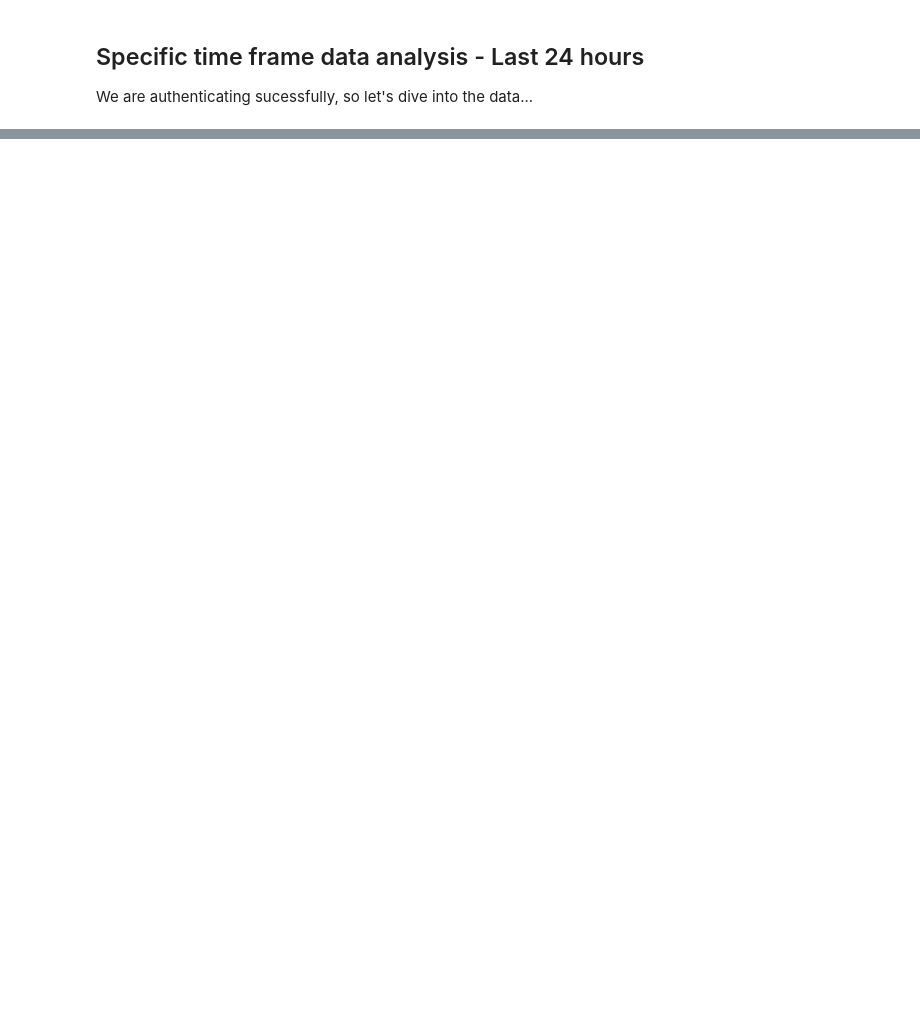
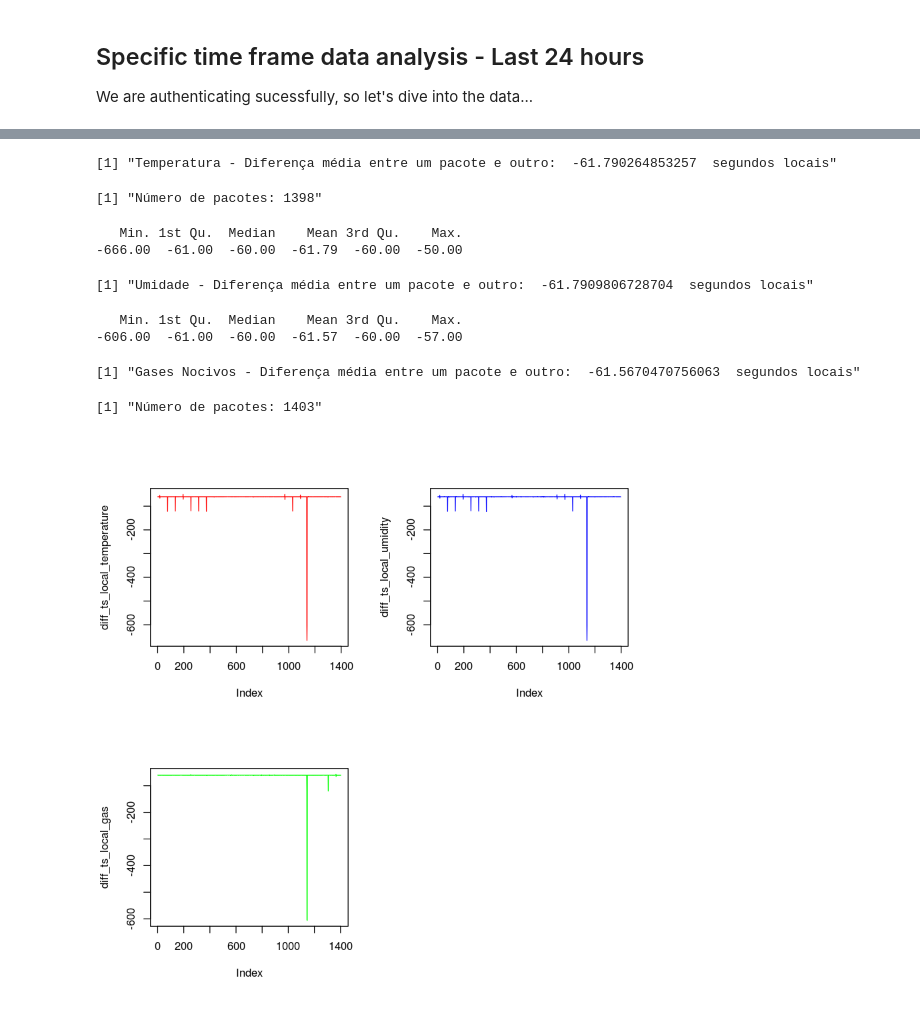
Before and after one commit to agrinessedge/portia-iot, a Jupyter notebook: examples/R.ipynb, the cells around one changed output, grey strips where cells are left out. Drawn from its saved outputs; the diff is of its cells as text; code cells hidden in the pictures; blank space fills up the shorter version.

```diff
--- a/examples/R.ipynb
+++ b/examples/R.ipynb
@@ -179 +103,34 @@ plot(readings.toxicgases$ts_text,readings.toxicgases$dimension_value, "s",  col=
+# %%
+diff_ts_local_temperature = diff(readings.temperature$ts_local)
+avg_ts_local_temperature = mean(diff_ts_local_temperature)
+paste("Temperatura - Diferença média entre um pacote e outro: ", avg_ts_local_temperature, " segundos locais")
+paste("Número de pacotes:", nrow(readings.temperature))
+
+diff_ts_local_umidity = diff(readings.umidity$ts_local)
+summary(diff_ts_local_umidity)
+avg_ts_local_umidity = mean(diff_ts_local_umidity)
+paste("Umidade - Diferença média entre um pacote e outro: ", avg_ts_local_umidity, " segundos locais")
+
+diff_ts_local_gas = diff(readings.toxicgases$ts_local)
+summary(diff_ts_local_gas)
+avg_ts_local_gas = mean(diff_ts_local_gas)
+paste("Gases Nocivos - Diferença média entre um pacote e outro: ", avg_ts_local_gas, " segundos locais")
+paste("Número de pacotes:", nrow(readings.toxicgases))
+
+
+par(mfrow=c(2,2))
+plot(diff_ts_local_temperature,type = "l",col = "red")
+plot(diff_ts_local_umidity, type = "l", col = "blue")
+plot(diff_ts_local_gas, type = "l", col = "green")
+# %% [output]
+[1] "Temperatura - Diferença média entre um pacote e outro:  -61.790264853257  segundos locais"
+[1] "Número de pacotes: 1398"
+   Min. 1st Qu.  Median    Mean 3rd Qu.    Max.
+-666.00  -61.00  -60.00  -61.79  -60.00  -50.00
+[1] "Umidade - Diferença média entre um pacote e outro:  -61.7909806728704  segundos locais"
+   Min. 1st Qu.  Median    Mean 3rd Qu.    Max.
+-606.00  -61.00  -60.00  -61.57  -60.00  -57.00
+[1] "Gases Nocivos - Diferença média entre um pacote e outro:  -61.5670470756063  segundos locais"
+[1] "Número de pacotes: 1403"
+[figure, added]
 # %%
```
Also changed, not shown: parts of 21 cells of this notebook, 1 other file.
